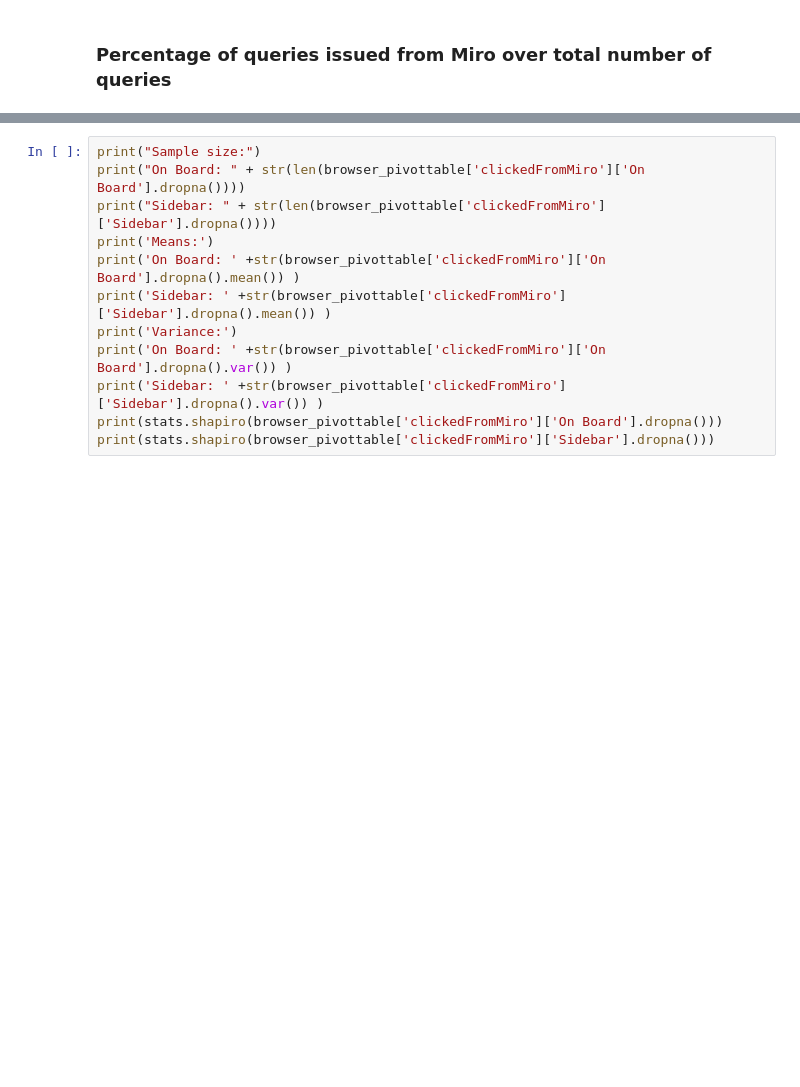
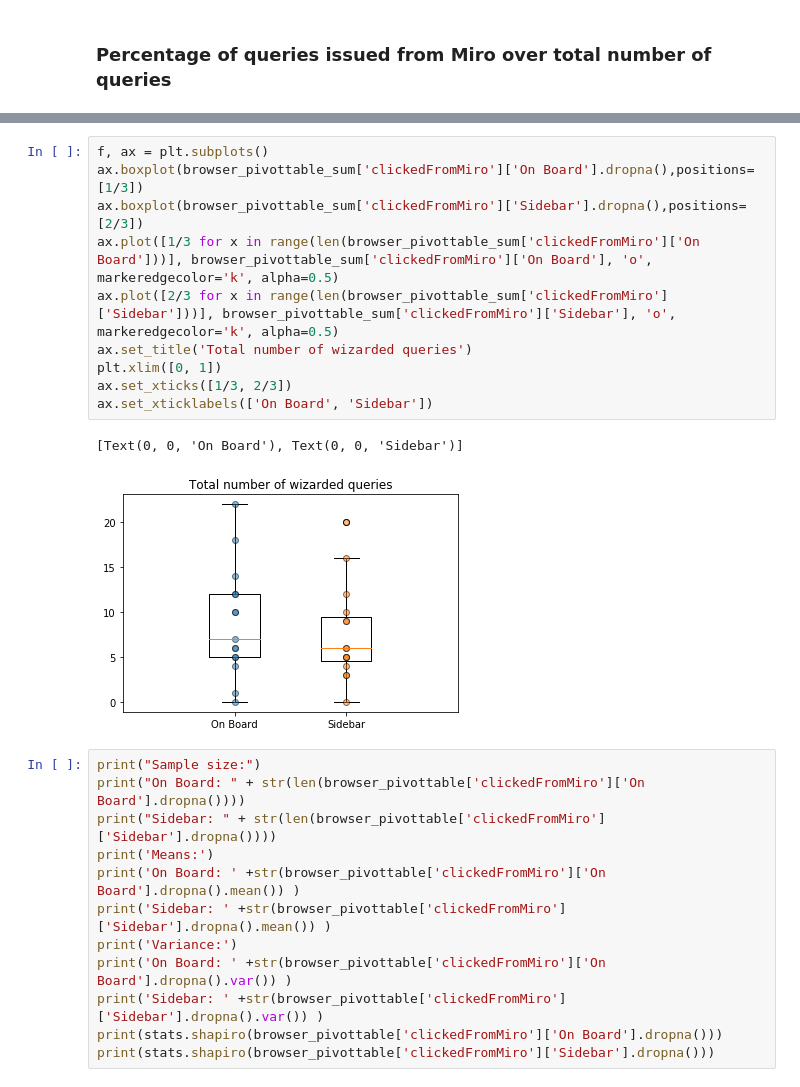
Before and after one commit to creativecolab/IntegratedSearch, a Jupyter notebook: DataAnalysis/DataCollection.ipynb, the cells around one changed output, grey strips where cells are left out. Cells and saved outputs as stored; diff of their text form; blank space fills up the shorter version.

```diff
--- a/DataAnalysis/DataCollection.ipynb
+++ b/DataAnalysis/DataCollection.ipynb
@@ -300,3 +390,16 @@ plt.savefig(r'C://Users/sheld/ReimaginedSearch/visualizations/MiroQueries.png')
+# %%
+f, ax = plt.subplots()
+ax.boxplot(browser_pivottable_sum['clickedFromMiro']['On Board'].dropna(),positions=[1/3])
+ax.boxplot(browser_pivottable_sum['clickedFromMiro']['Sidebar'].dropna(),positions=[2/3])
+ax.plot([1/3 for x in range(len(browser_pivottable_sum['clickedFromMiro']['On Board']))], browser_pivottable_sum['clickedFromMiro']['On Board'], 'o', markeredgecolor='k', alpha=0.5)
+ax.plot([2/3 for x in range(len(browser_pivottable_sum['clickedFromMiro']['Sidebar']))], browser_pivottable_sum['clickedFromMiro']['Sidebar'], 'o', markeredgecolor='k', alpha=0.5)
+ax.set_title('Total number of wizarded queries')
+plt.xlim([0, 1])
+ax.set_xticks([1/3, 2/3])
+ax.set_xticklabels(['On Board', 'Sidebar'])
+# %% [output]
+[Text(0, 0, 'On Board'), Text(0, 0, 'Sidebar')]
+[figure, added]
 # %%
 print("Sample size:")
 print("On Board: " + str(len(browser_pivottable['clickedFromMiro']['On Board'].dropna())))
```
Also changed, not shown: parts of 48 cells of this notebook, 1 other file.
